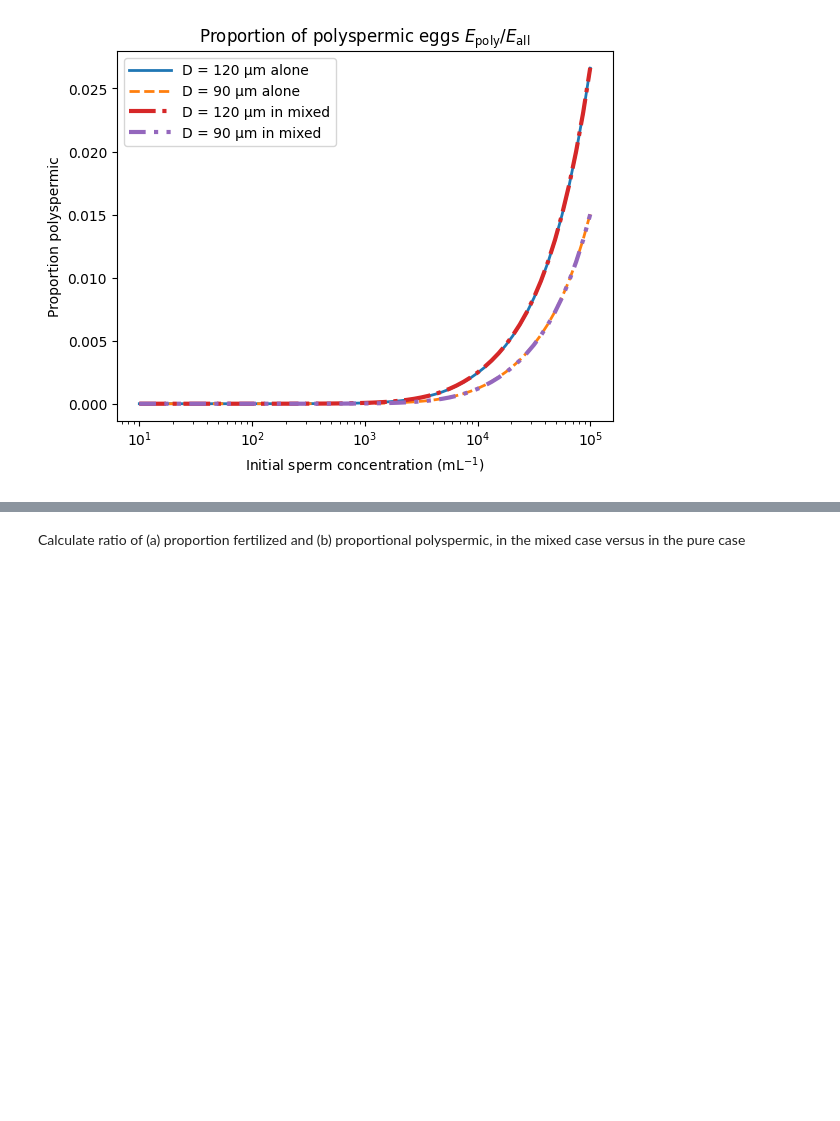
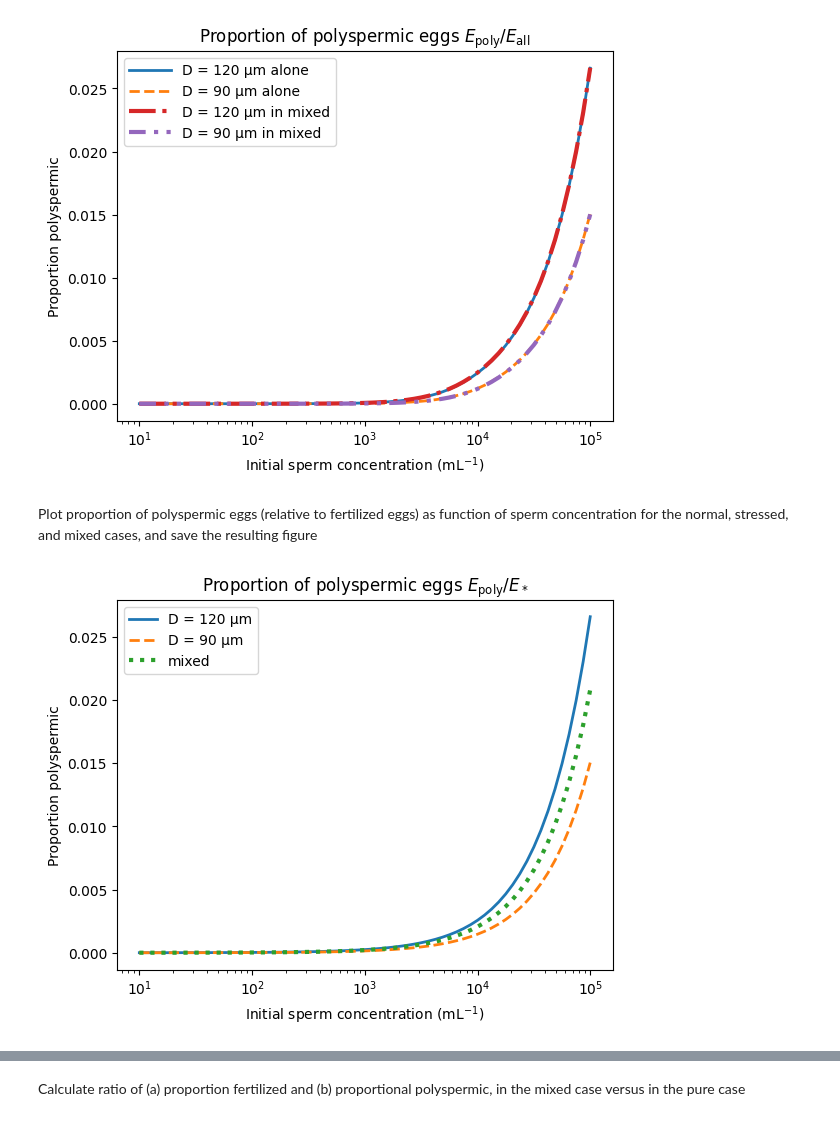
Before and after one commit to winghoko/fertilization-model, a Jupyter notebook: fertilization_mixed_eggs.ipynb, the cells around one changed output, grey strips where cells are left out. Saved outputs shown, nothing was run; the diff lists cells and outputs as text; code cells hidden in the pictures; blank space fills up the shorter version.

Commit message:
expended polyspermy codes in fertilization_mixed_eggs.ipynb

```diff
--- a/fertilization_mixed_eggs.ipynb
+++ b/fertilization_mixed_eggs.ipynb
@@ -325,6 +353,9 @@ norm_Eany_S_mx_bd = Eany_S_array_mx_bd / Einit_mx_bd
 norm_Epoly_S_mx = Epoly_S_array_mx / np.sum(Einit_mx)
 norm_Epoly_S_mx_gd = Epoly_S_array_mx_gd / Einit_mx_gd
 norm_Epoly_S_mx_bd = Epoly_S_array_mx_bd / Einit_mx_bd
+Epoly_S_ratio_mx = Epoly_S_array_mx / Eany_S_array_mx
+Epoly_S_ratio_mx_gd = Epoly_S_array_mx_gd / Eany_S_array_mx_gd
+Epoly_S_ratio_mx_bd = Epoly_S_array_mx_bd / Eany_S_array_mx_bd
 # %% [markdown]
 Plot proportion of eggs fertilized as function of sperm concentration for the normal, stressed, and mixed cases, and save the resulting figure
 # %%
@@ -460,3 +491,33 @@ plt.legend(loc="upper left", handlelength=3)
 plt.show()
 # %% [output]
 [figure]
+# %% [markdown]
+Plot proportion of polyspermic eggs (relative to fertilized eggs) as function of sperm concentration for the normal, stressed, and mixed cases, and save the resulting figure
+# %%
+plt.plot(
+    1E-6 * Sinit_array, Epoly_S_ratio_gd[:, -1], lw=2,
+    label="D = 120 μm"
+)
+plt.plot(
+    1E-6 * Sinit_array, Epoly_S_ratio_bd[:, -1], lw=2, ls="--",
+    label="D = 90 μm"
+)
+plt.plot(
+    1E-6 * Sinit_array, Epoly_S_ratio_mx[:, -1], lw=3, ls=":",
+    label="mixed"
+)
+
+plt.title("Proportion of polyspermic eggs $E_\\text{poly} / E_*$")
+plt.xscale("log")
+#plt.yscale("log")
+#plt.ylim([0, 1.1])
+plt.xlabel("Initial sperm concentration (mL$^{-1}$)")
+plt.ylabel("Proportion polyspermic")
+plt.legend(loc="upper left")
+
+plt.savefig(base_dir / 'prop_poly_mixed.svg')
+plt.savefig(base_dir / 'prop_poly_mixed.pdf')
+
+plt.show()
+# %% [output]
+[figure, added]
```
Also changed, not shown: parts of 7 cells of this notebook, 1 other file.
